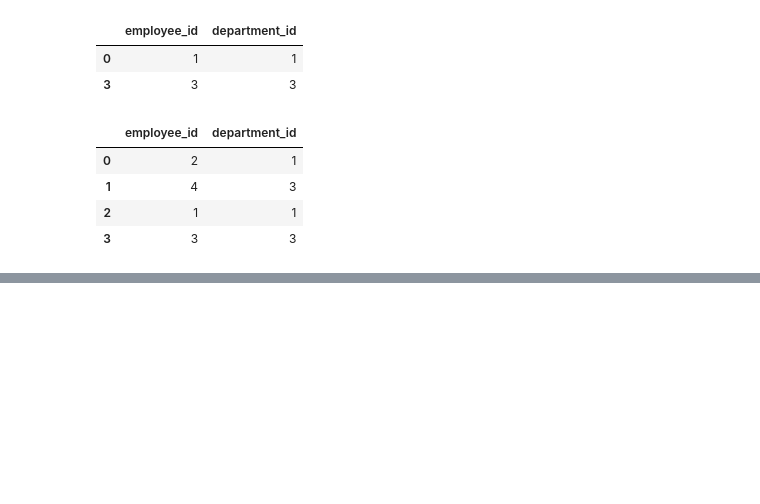
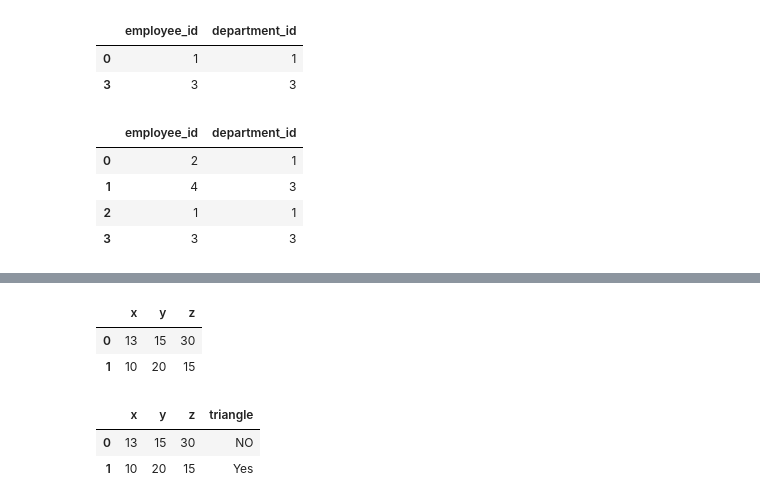
Before and after one commit to Swap-20/Leetcode-Pandas, a Jupyter notebook: Leetcode_Pandas.ipynb, the cells around one changed output, grey strips where cells are left out. Drawn from its saved outputs; the diff is of its cells as text; code cells hidden in the pictures; blank space fills up the shorter version.

```diff
--- a/Leetcode_Pandas.ipynb
+++ b/Leetcode_Pandas.ipynb
@@ -2687,0 +2694,9 @@ result
+# %%
+data = [[13, 15, 30], [10, 20, 15]]
+triangle = pd.DataFrame(data, columns=['x', 'y', 'z']).astype({'x':'Int64', 'y':'Int64', 'z':'Int64'})
+df = pd.DataFrame(triangle)
+df
+# %% [output]
+|  | x | y | z |
+| 0 | 13 | 15 | 30 |
+| 1 | 10 | 20 | 15 |
@@ -2687,0 +2705,12 @@ result
+# %%
+df['triangle'] = np.where(
+    (df['x'] + df['y'] > df['z']) &
+    (df['x'] + df['z'] > df['y']) &
+    (df['y'] + df['z'] > df['x']),
+    'Yes','NO'
+)
+df
+# %% [output]
+|  | x | y | z | triangle |
+| 0 | 13 | 15 | 30 | NO |
+| 1 | 10 | 20 | 15 | Yes |
```
Also changed, not shown: parts of 2 cells of this notebook.
